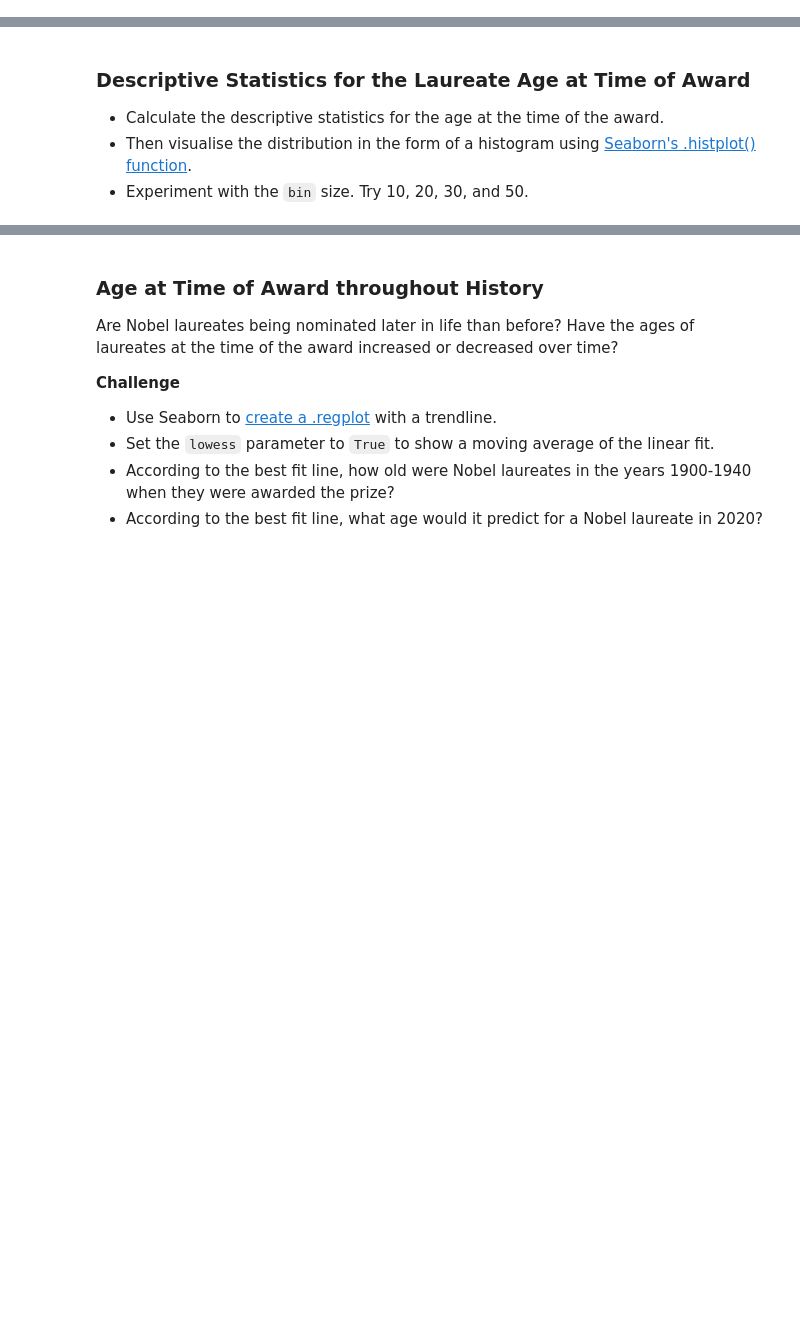
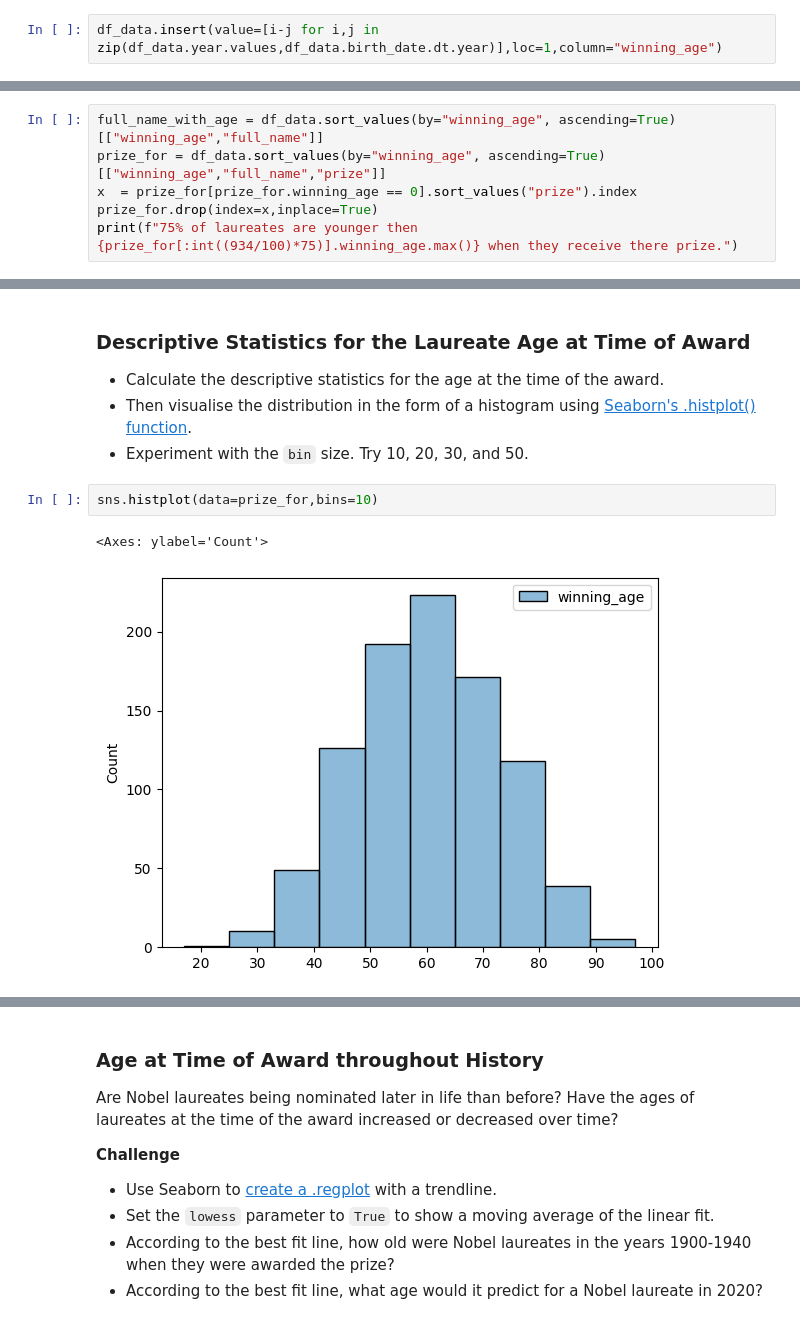
Before and after one commit to nico-Zero/Python, a Jupyter notebook: New_Shit__/Angela_Yu__/Day_79_Nobal_price_Analysis/Nobel_Prize_Analysis_(start).ipynb, the cells around one changed output, grey strips where cells are left out. Drawn from its saved outputs; the diff is of its cells as text; blank space fills up the shorter version.

```diff
--- a/New_Shit__/Angela_Yu__/Day_79_Nobal_price_Analysis/Nobel_Prize_Analysis_(start).ipynb
+++ b/New_Shit__/Angela_Yu__/Day_79_Nobal_price_Analysis/Nobel_Prize_Analysis_(start).ipynb
@@ -518,3 +652,5 @@ Here's what you're aiming for:
 How Old Are the Laureates When the Win the Prize?
 
 **Challenge**: Calculate the age of the laureate in the year of the ceremony and add this as a column called `winning_age` to the `df_data` DataFrame. Hint: you can use [this](https://pandas.pydata.org/pandas-docs/stable/reference/api/pandas.Series.dt.html) to help you.
+# %%
+df_data.insert(value=[i-j for i,j in zip(df_data.year.values,df_data.birth_date.dt.year)],loc=1,column="winning_age")
@@ -528,3 +680,9 @@ How Old Are the Laureates When the Win the Prize?
 -   What is the average age of a winner?
 -   75% of laureates are younger than what age when they receive the prize?
 -   Use Seaborn to [create histogram](https://seaborn.pydata.org/generated/seaborn.histplot.html) to visualise the distribution of laureate age at the time of winning. Experiment with the number of `bins` to see how the visualisation changes.
+# %%
+full_name_with_age = df_data.sort_values(by="winning_age", ascending=True)[["winning_age","full_name"]]
+prize_for = df_data.sort_values(by="winning_age", ascending=True)[["winning_age","full_name","prize"]]
+x  = prize_for[prize_for.winning_age == 0].sort_values("prize").index
+prize_for.drop(index=x,inplace=True)
+print(f"75% of laureates are younger then {prize_for[:int((934/100)*75)].winning_age.max()} when they receive there prize.")
@@ -534,3 +694,8 @@ How Old Are the Laureates When the Win the Prize?
 -   Calculate the descriptive statistics for the age at the time of the award.
 -   Then visualise the distribution in the form of a histogram using [Seaborn's .histplot() function](https://seaborn.pydata.org/generated/seaborn.histplot.html).
 -   Experiment with the `bin` size. Try 10, 20, 30, and 50.
+# %%
+sns.histplot(data=prize_for,bins=10)
+# %% [output]
+<Axes: ylabel='Count'>
+[figure, added]
```
Also changed, not shown: parts of 18 cells of this notebook, 3 other files.
